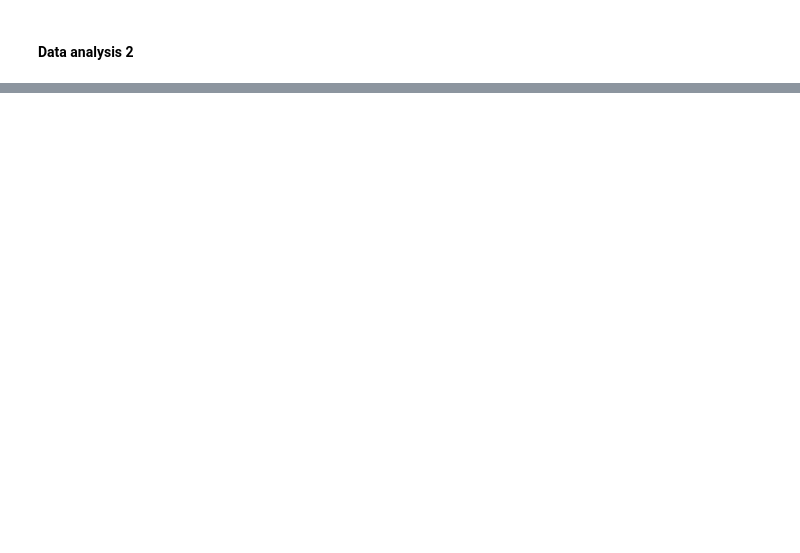
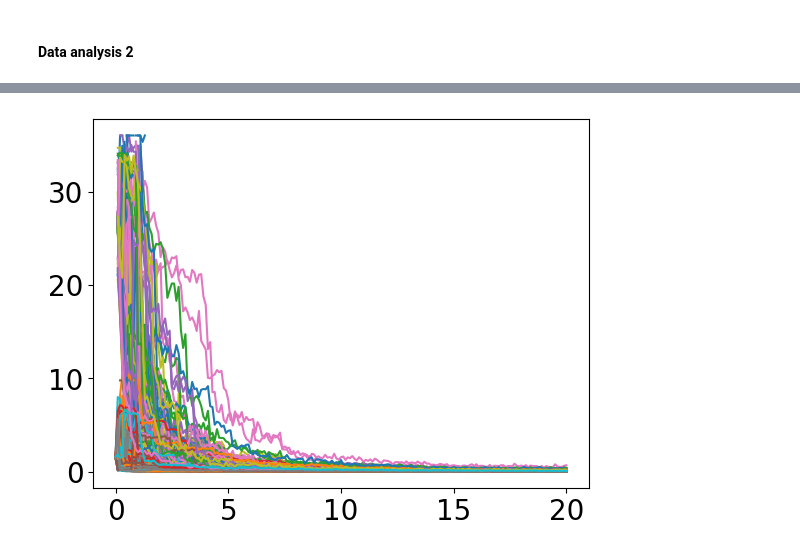
Before and after one commit to Priesemann-Group/neuro_op, a Jupyter notebook: notebooks/Testing.ipynb, the cells around one changed output, grey strips where cells are left out. Cells and saved outputs as stored; diff of their text form; code cells hidden in the pictures; blank space fills up the shorter version.

```diff
--- a/notebooks/Testing.ipynb
+++ b/notebooks/Testing.ipynb
@@ -124,0 +138,5 @@ for i in range(len(mu_arr.T)):
+# %%
+for i in N_iter:
+    plt.plot(input["t_sample"] * np.arange(0, kld.shape[0]), kld[:, i, ])
+# %% [output]
+[figure, added]
```
Also changed, not shown: parts of 21 cells of this notebook, 2 other files.
